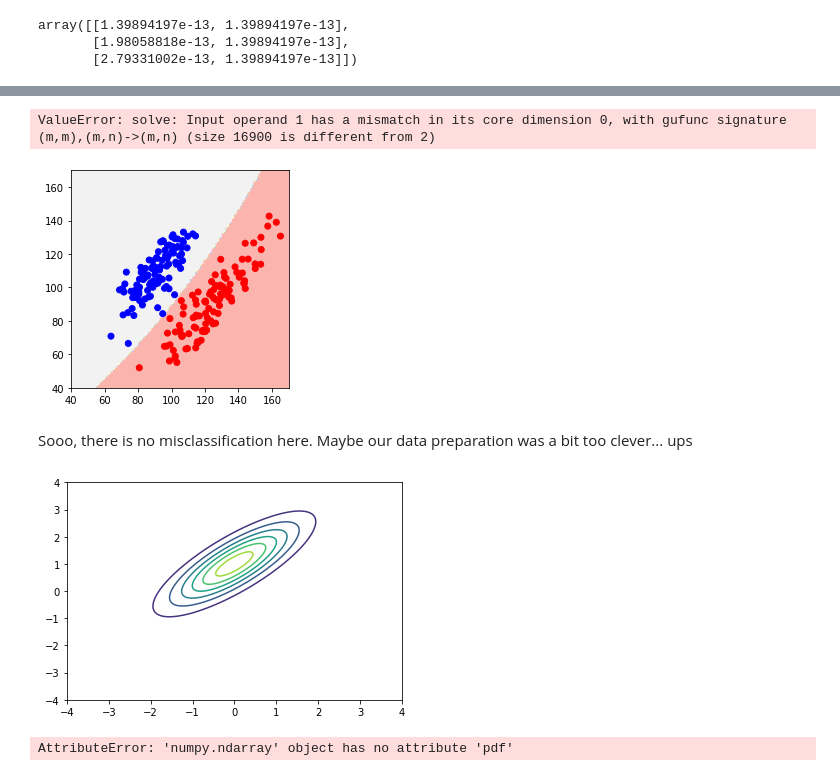
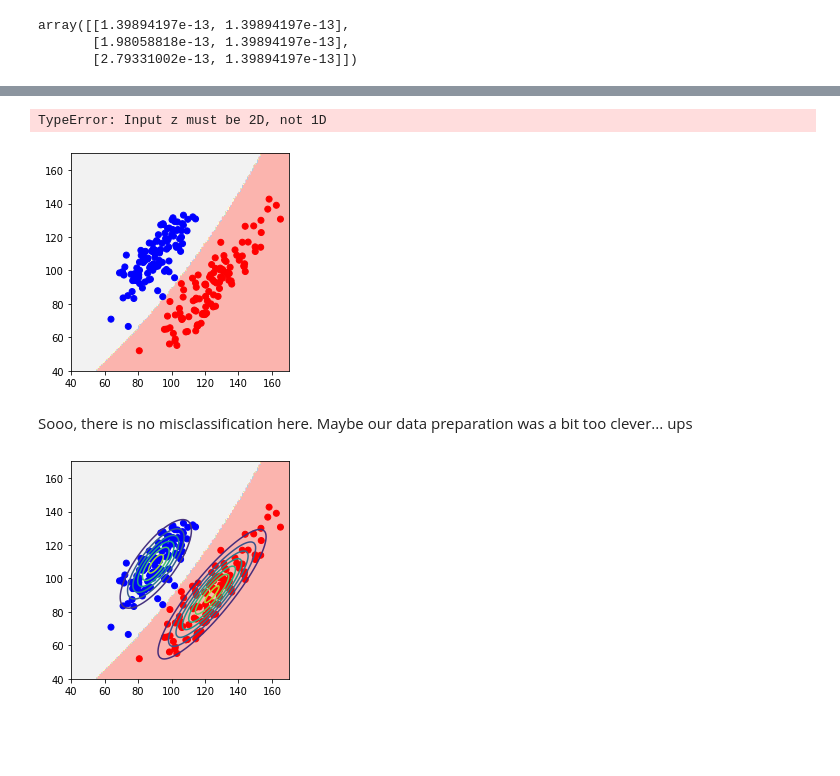
Before and after one commit to J-Gann/FML, a Jupyter notebook: ex02/Exercise 2.ipynb, the cells around one changed output, grey strips where cells are left out. Drawn from its saved outputs; the diff is of its cells as text; code cells hidden in the pictures; blank space fills up the shorter version.

Commit message:
feat(ex02): 3.3 plot gaussian

```diff
--- a/ex02/Exercise 2.ipynb
+++ b/ex02/Exercise 2.ipynb
@@ -174,8 +174,8 @@ def fit_qda(training_features, training_labels):
     ])
 
     p = np.array([
-        len(X_1) / len(X),
-        len(X_2) / len(X)
+        len(X_1) / len(training_features),
+        len(X_2) / len(training_features)
     ])
 
     return mean, cov, p
@@ -185,6 +185,9 @@ mu, covmat, p = fit_qda(X_train_reduced, y_train)
 ## 3.2 QDA Prediction
 # %% [markdown]
 ### TODO vectorize this
+# %%
+def b_k(cov, p):
+    return np.log(np.sqrt(np.linalg.det(2 * np.pi * covmat))) - np.log(p)
 # %%
 def predict_qda(mu, covmat, p, test_features):
     return np.array([np.argmin([0.5 * (x_i - mu[k]).dot(np.linalg.inv(covmat[k])).dot((x_i - mu[k])) + b_k(covmat, p)[k] for k in [0, 1]])
@@ -234,38 +232,22 @@ array([[-84.20753494, -50.59498242],
 range_start = 40
 range_end = 170
 range_len = range_end - range_start
+the_range = np.arange(range_start, range_end)
 
-grid = np.dstack(np.meshgrid(np.arange(range_start, range_end), np.arange(range_start, range_end))).reshape(-1, 2)
+
+X, Y = np.meshgrid(np.arange(range_start, range_end), np.arange(range_start, range_end))
+grid = np.dstack((X, Y)).reshape(-1, 2)
 predictions = predict_qda(*fit_qda(X_train_reduced, y_train), grid).reshape(range_len, range_len)
 
 plt.imshow(predictions, origin="lower", extent=[range_start, range_end, range_start, range_end], cmap="Pastel1")
 plt.scatter(*X_train_reduced.transpose(), c=["r" if x == 1 else "b" for x in y_train])
-plt.contour(multivariate_normal(grid, 2, mu[0], covmat[0]))
+
+rv = multivariate_normal([0, 1], [[1, 0.8], [0.8, 1]])
+Z = rv.pdf(grid)
+plt.contour(X, Y, Z)
 plt.show()
 # %% [output]
-ValueError: solve: Input operand 1 has a mismatch in its core dimension 0, with gufunc signature (m,m),(m,n)->(m,n) (size 16900 is different from 2)
+TypeError: Input z must be 2D, not 1D
 [figure]
 # %% [markdown]
 Sooo, there is no misclassification here. Maybe our data preparation was a bit too clever... ups
-# %%
-import matplotlib.pyplot as plt
-import numpy as np
-from   scipy.stats import multivariate_normal
-
-
-N    = 200
-X    = np.linspace(-4, 4, N)
-Y    = np.linspace(-4, 4, N)
-X, Y = np.meshgrid(X, Y)
-pos  = np.dstack((X, Y))
-rv   = multivariate_normal([0, 1], [[1, 0.8], [0.8, 1]])
-Z    = rv.pdf(pos)
-
-plt.contour(X, Y, Z)
-plt.show()
-# %% [output]
-[figure, removed]
-# %%
-help(np.array([]).pdf)
-# %% [output]
-AttributeError: 'numpy.ndarray' object has no attribute 'pdf'
@@ -271,0 +256,19 @@ AttributeError: 'numpy.ndarray' object has no attribute 'pdf'
+# %%
+range_start = 40
+range_end = 170
+range_len = range_end - range_start
+the_range = np.arange(range_start, range_end)
+
+X, Y = np.meshgrid(the_range, the_range)
+grid  = np.dstack((X, Y))
+
+
+plt.imshow(predictions, origin="lower", extent=[range_start, range_end, range_start, range_end], cmap="Pastel1")
+plt.scatter(*X_train_reduced.transpose(), c=["r" if x == 1 else "b" for x in y_train])
+
+plt.contour(X, Y, multivariate_normal(mu[0], covmat[0]).pdf(grid))
+plt.contour(X, Y, multivariate_normal(mu[1], covmat[1]).pdf(grid))
+
+plt.show()
+# %% [output]
+[figure, added]
```
Also changed, not shown: parts of 2 cells of this notebook.
